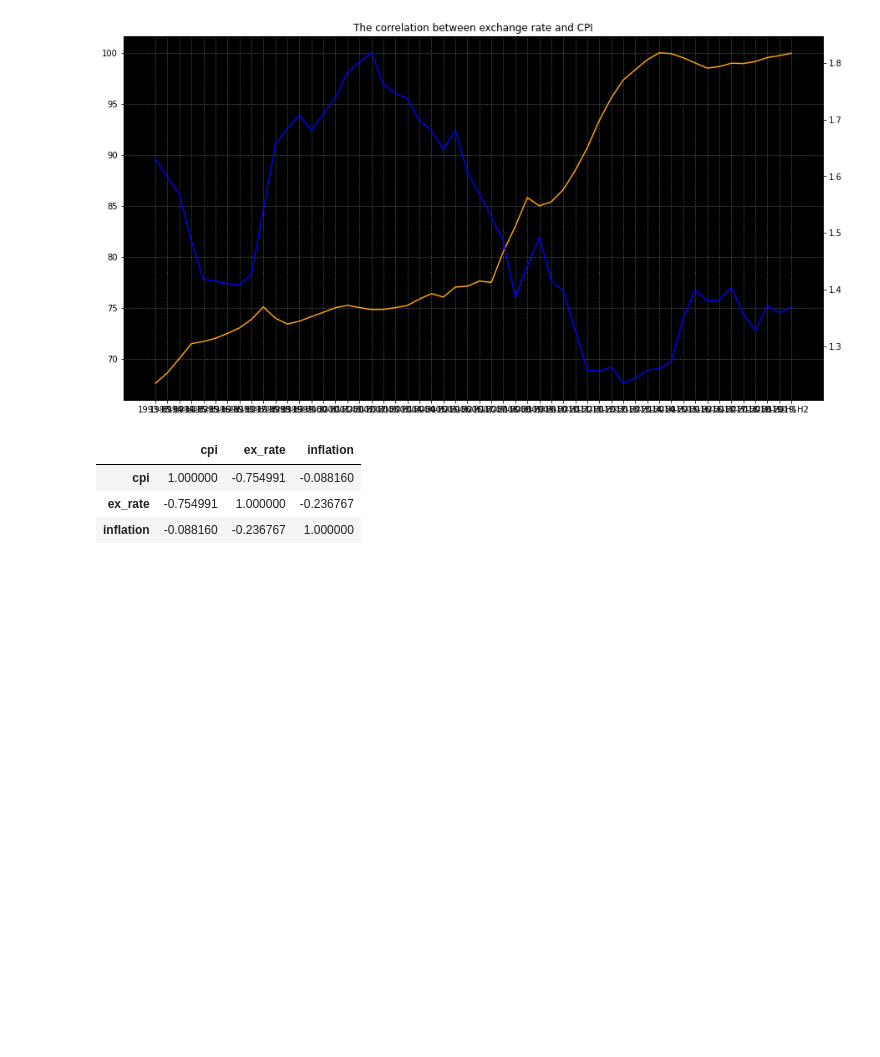
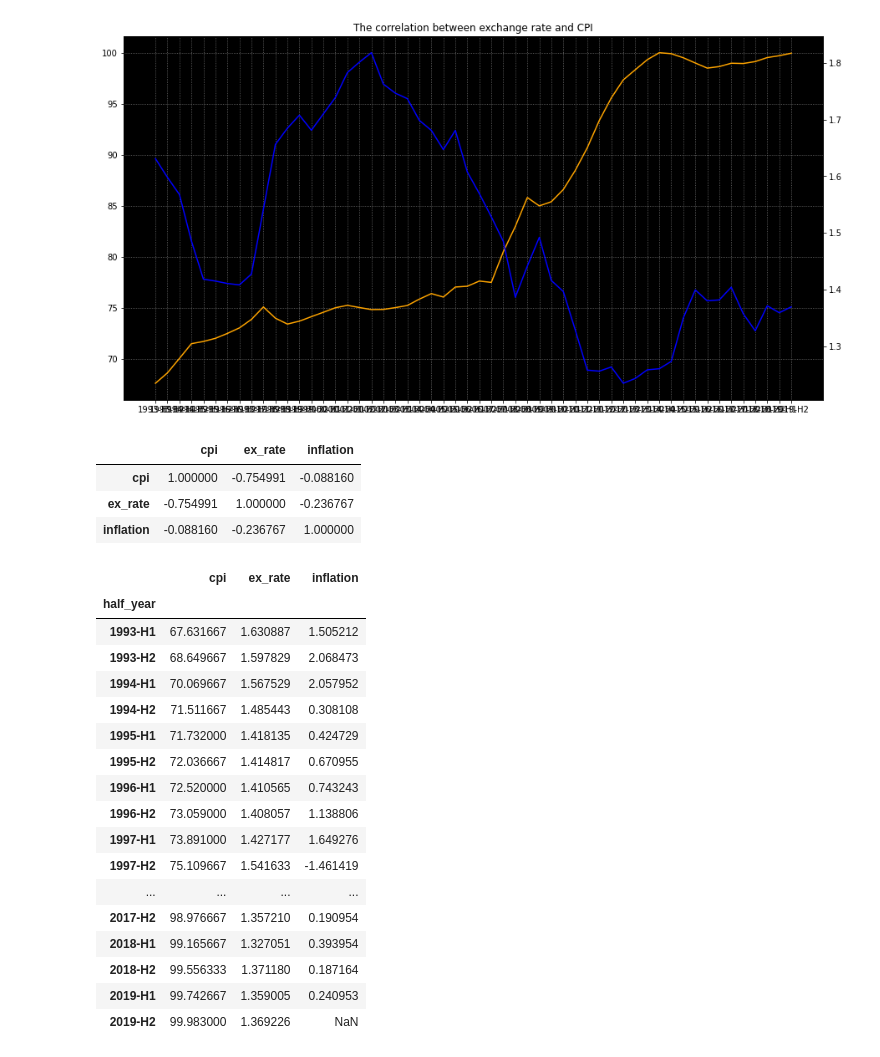
Before and after one commit to hieubkvn123/ExchangeRatePrediction, a Jupyter notebook: notebooks/EDA-Hieu.ipynb, the cells around one changed output. Drawn from its saved outputs; the diff is of its cells as text; code cells hidden in the pictures; blank space fills up the shorter version.

```diff
--- a/notebooks/EDA-Hieu.ipynb
+++ b/notebooks/EDA-Hieu.ipynb
@@ -68,7 +68,7 @@ plt.show()
 [figure]
 # %%
 ### Now join two dataset together ###
-#merged = pd.merge(cpi_by_half_year, exr_by_half, on='half_year')
+merged = pd.merge(cpi_by_half_year, exr_by_half, on='half_year')
 
 ### And plot the two dataset on one axis ###
 fig, ax = plt.subplots(figsize=(15, 8))
@@ -109,0 +112,21 @@ merged.dropna().corr() ### Get the correlation matrix ###
+# %%
+merged
+# %% [output]
+|  | cpi | ex_rate | inflation |
+| half_year |  |  |  |
+| 1993-H1 | 67.631667 | 1.630887 | 1.505212 |
+| 1993-H2 | 68.649667 | 1.597829 | 2.068473 |
+| 1994-H1 | 70.069667 | 1.567529 | 2.057952 |
+| 1994-H2 | 71.511667 | 1.485443 | 0.308108 |
+| 1995-H1 | 71.732000 | 1.418135 | 0.424729 |
+| 1995-H2 | 72.036667 | 1.414817 | 0.670955 |
+| 1996-H1 | 72.520000 | 1.410565 | 0.743243 |
+| 1996-H2 | 73.059000 | 1.408057 | 1.138806 |
+| 1997-H1 | 73.891000 | 1.427177 | 1.649276 |
+| 1997-H2 | 75.109667 | 1.541633 | -1.461419 |
+| ... | ... | ... | ... |
+| 2017-H2 | 98.976667 | 1.357210 | 0.190954 |
+| 2018-H1 | 99.165667 | 1.327051 | 0.393954 |
+| 2018-H2 | 99.556333 | 1.371180 | 0.187164 |
+| 2019-H1 | 99.742667 | 1.359005 | 0.240953 |
+| 2019-H2 | 99.983000 | 1.369226 | NaN |
```
Also changed, not shown: parts of 1 cell of this notebook, 2 other files.
